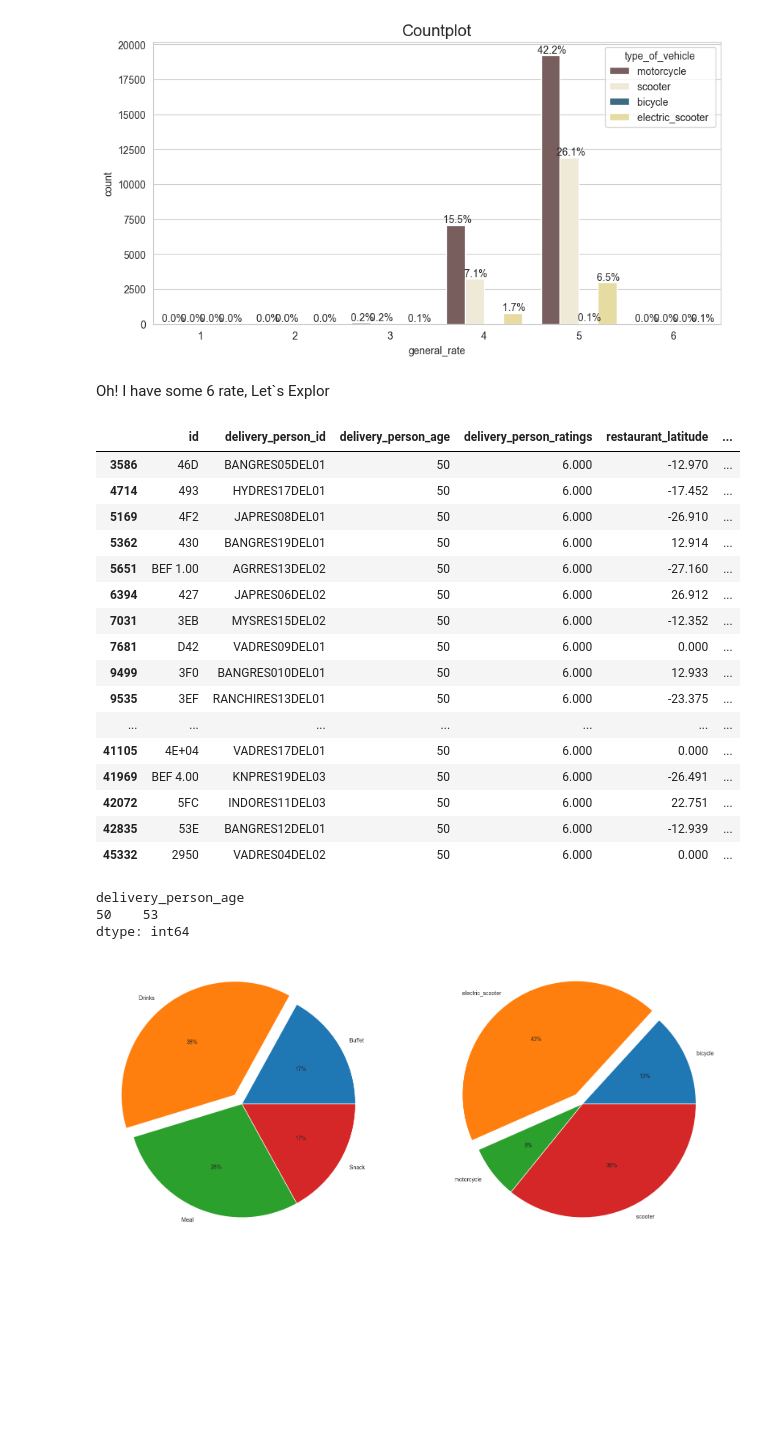
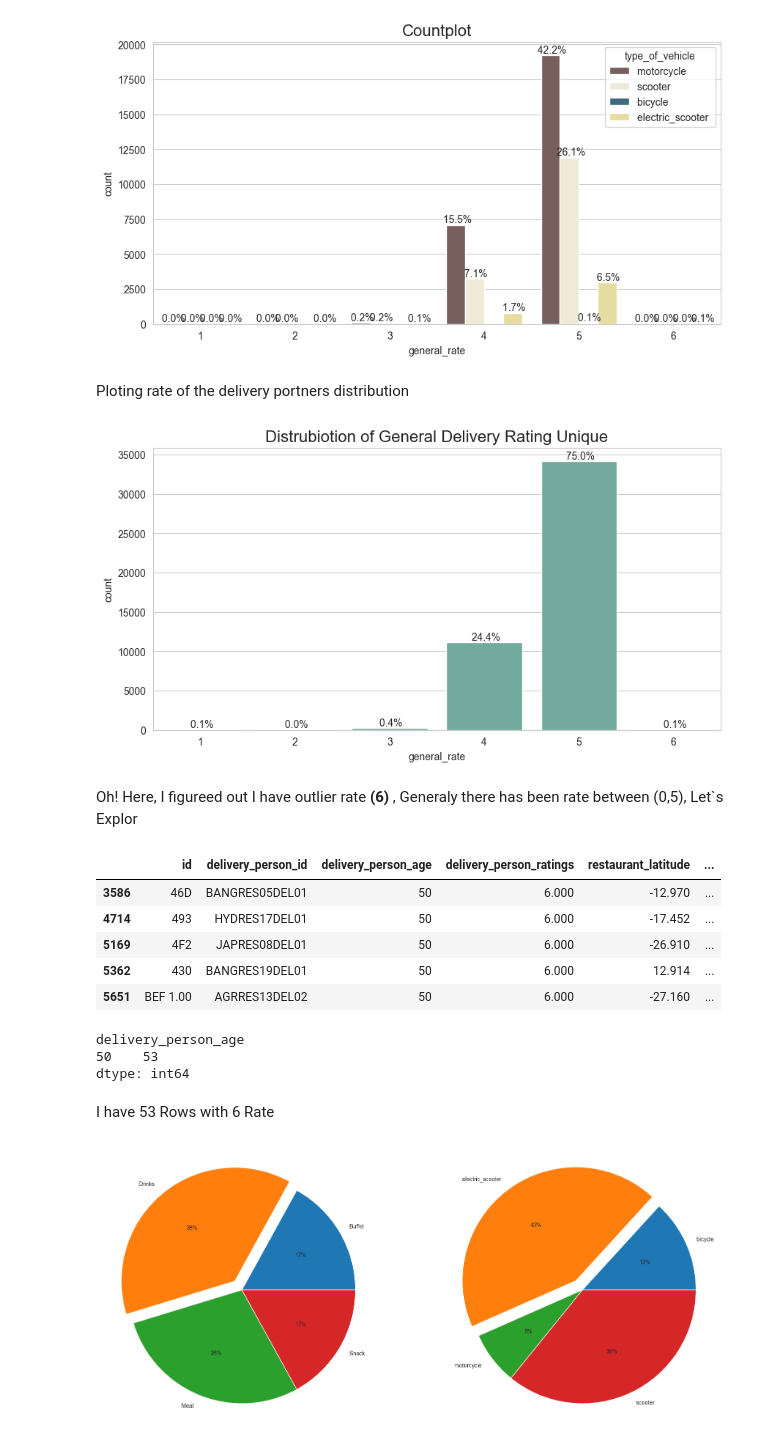
Before and after one commit to MrRezamo/Food_Delivery_Time_Prediction, a Jupyter notebook: Project/Main_Project.ipynb, the cells around one changed output. Saved outputs shown, nothing was run; the diff lists cells and outputs as text; code cells hidden in the pictures; blank space fills up the shorter version.

```diff
--- a/Project/Main_Project.ipynb
+++ b/Project/Main_Project.ipynb
@@ -175,34 +198,36 @@ countplot(
 );
 # %% [output]
 [figure]
+# %% [markdown]
+Ploting rate of the delivery portners distribution
+# %%
+countplot(
+    data = data,
+    column_name = 'general_rate',
+    bar_labels = True,
+    title = 'Distrubiotion of General Delivery Rating Unique'
+);
+# %% [output]
+[figure, added]
 # %% [markdown]
-Oh! I have some 6 rate, Let`s Explor
+Oh! Here, I figureed out I have outlier rate **(6)** , Generaly there has been rate between (0,5), Let`s Explor
 # %%
-data[data['delivery_person_ratings']> 5 ]
+data[data['delivery_person_ratings']> 5 ].head()
 # %% [output]
 |  | id | delivery_person_id | delivery_person_age | delivery_person_ratings | restaurant_latitude | ... |
 | 3586 | 46D | BANGRES05DEL01 | 50 | 6.000 | -12.970 | ... |
 | 4714 | 493 | HYDRES17DEL01 | 50 | 6.000 | -17.452 | ... |
 | 5169 | 4F2 | JAPRES08DEL01 | 50 | 6.000 | -26.910 | ... |
 | 5362 | 430 | BANGRES19DEL01 | 50 | 6.000 | 12.914 | ... |
 | 5651 | BEF 1.00 | AGRRES13DEL02 | 50 | 6.000 | -27.160 | ... |
-| 6394 | 427 | JAPRES06DEL02 | 50 | 6.000 | 26.912 | ... |
-| 7031 | 3EB | MYSRES15DEL02 | 50 | 6.000 | -12.352 | ... |
-| 7681 | D42 | VADRES09DEL01 | 50 | 6.000 | 0.000 | ... |
-| 9499 | 3F0 | BANGRES010DEL01 | 50 | 6.000 | 12.933 | ... |
-| 9535 | 3EF | RANCHIRES13DEL01 | 50 | 6.000 | -23.375 | ... |
-| ... | ... | ... | ... | ... | ... | ... |
-| 41105 | 4E+04 | VADRES17DEL01 | 50 | 6.000 | 0.000 | ... |
-| 41969 | BEF 4.00 | KNPRES19DEL03 | 50 | 6.000 | -26.491 | ... |
-| 42072 | 5FC | INDORES11DEL03 | 50 | 6.000 | 22.751 | ... |
-| 42835 | 53E | BANGRES12DEL01 | 50 | 6.000 | -12.939 | ... |
-| 45332 | 2950 | VADRES04DEL02 | 50 | 6.000 | 0.000 | ... |
 # %%
 data[data['delivery_person_ratings']> 5 ].groupby(data['delivery_person_age']).size()
 # %% [output]
 delivery_person_age
 50    53
 dtype: int64
+# %% [markdown]
+I have 53 Rows with 6 Rate
 # %%
 fig, ax = plt.subplots(ncols=2 , nrows=1, figsize=(20,15))
 explode = [0, 0.1, 0, 0]
```
Also changed, not shown: parts of 39 cells of this notebook.
